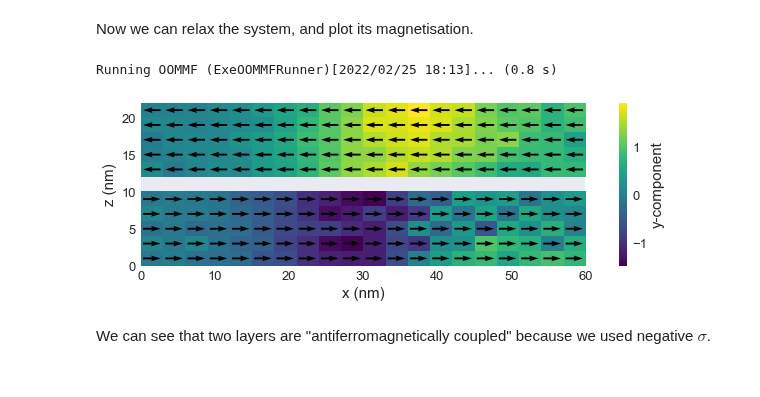
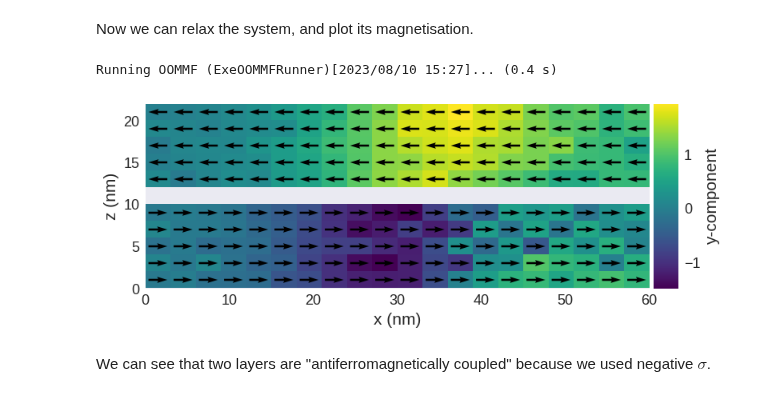
Before and after one commit to ubermag/tutorials, a Jupyter notebook: examples/rkky.ipynb, the cells around one changed output. Saved outputs shown, nothing was run; the diff lists cells and outputs as text; code cells hidden in the pictures.

```diff
--- a/examples/rkky.ipynb
+++ b/examples/rkky.ipynb
@@ -32,7 +32,7 @@ system.energy = (mm.Exchange(A=1e-12) +
                  mm.UniaxialAnisotropy(K=1e5, u=(1, 0, 0)))
 
 norm = {'bottom': 8e6, 'top': 8e6, 'spacer': 0}
-system.m = df.Field(mesh, dim=3, value=lambda point: [2*random.random()-1 for i in range(3)], norm=norm)
+system.m = df.Field(mesh, nvdim=3, value=lambda point: [2*random.random()-1 for i in range(3)], norm=norm, valid="norm")
 # %% [markdown]
 The initial magnetisation is:
 # %%
@@ -51,10 +51,10 @@ Now we can relax the system, and plot its magnetisation.
 md = mc.MinDriver()
 md.drive(system)
 # %% [output]
-Running OOMMF (ExeOOMMFRunner)[2022/02/25 18:13]... (0.8 s)
+Running OOMMF (ExeOOMMFRunner)[2023/08/10 15:27]... (0.4 s)
 # %%
-system.m.plane('y').mpl(figsize=(12, 3))
+system.m.sel('y').mpl(figsize=(12, 3))
 # %% [output]
-[figure, old version]
+[figure, new version]
 # %% [markdown]
 We can see that two layers are "antiferromagnetically coupled" because we used negative $\sigma$.
```
Also changed, not shown: parts of 3 cells of this notebook.
